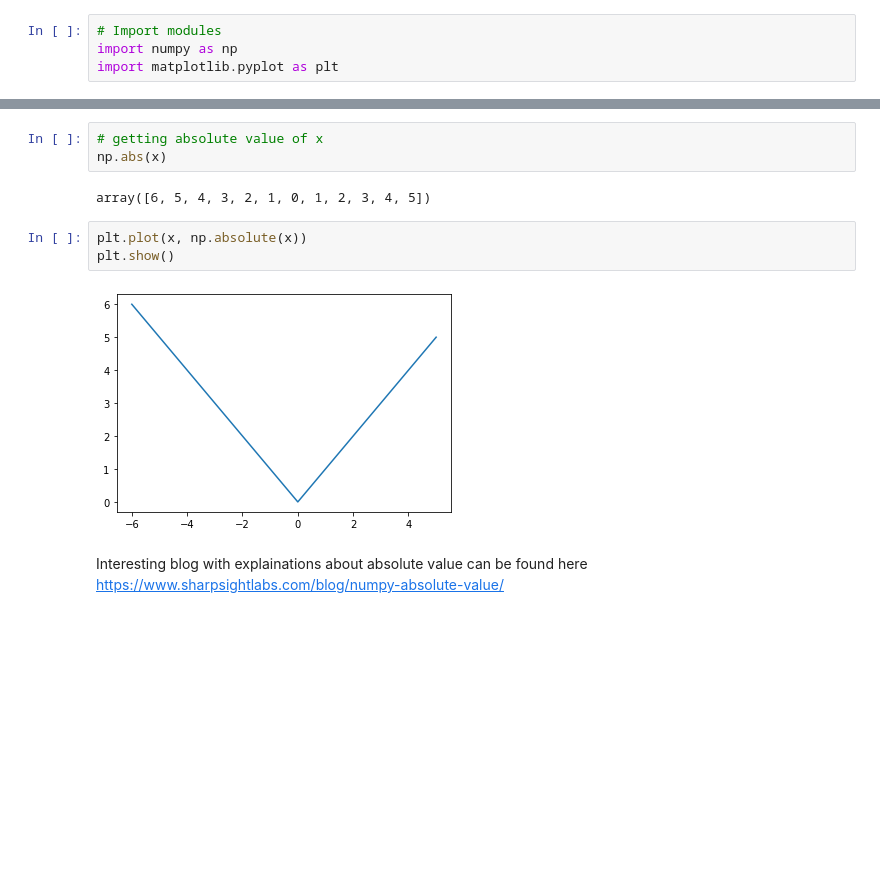
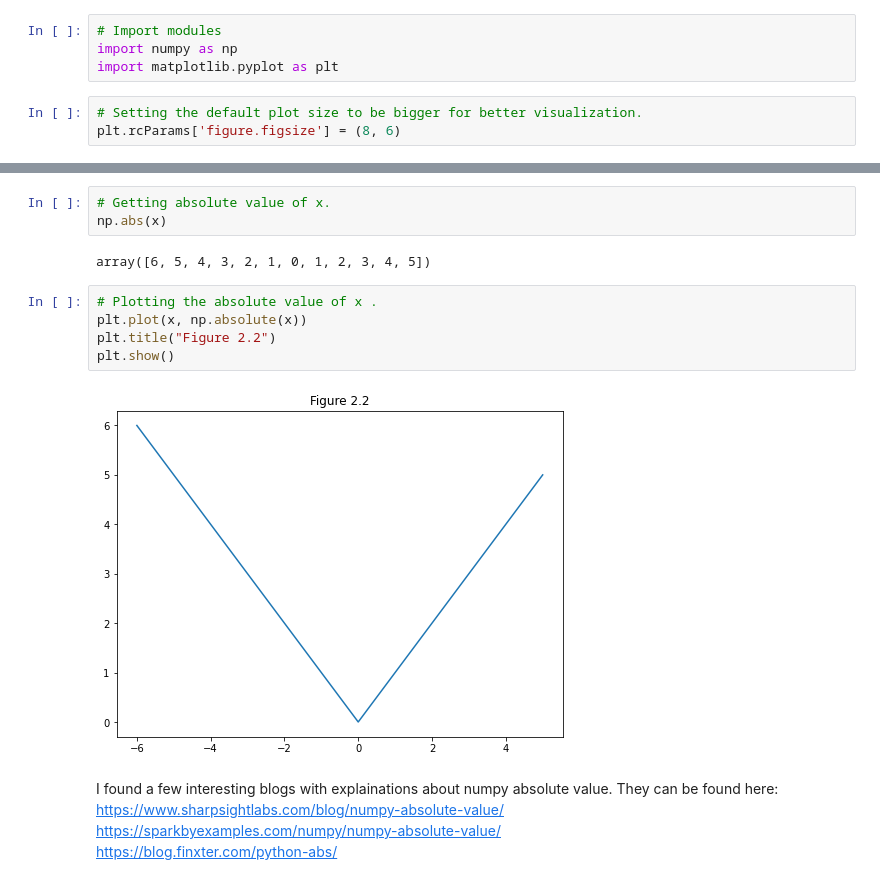
Before and after one commit to SarahMcN25/machine_stastics_assessment, a Jupyter notebook: practicals/02-models-exercises.ipynb, the cells around one changed output, grey strips where cells are left out. Drawn from its saved outputs; the diff is of its cells as text; blank space fills up the shorter version.

Commit message:
Completed task 2.1 with explainations

```diff
--- a/practicals/02-models-exercises.ipynb
+++ b/practicals/02-models-exercises.ipynb
@@ -18,4 +18,7 @@ The following code was adapted from https://numpy.org/doc/stable/reference/gener
 # Import modules
 import numpy as np
 import matplotlib.pyplot as plt
+# %%
+# Setting the default plot size to be bigger for better visualization.
+plt.rcParams['figure.figsize'] = (8, 6)
 # %%
@@ -35,13 +46,21 @@ array([-6, -5, -4, -3, -2, -1,  0,  1,  2,  3,  4,  5])
 # %%
-# getting absolute value of x
+# Getting absolute value of x.
 np.abs(x)
 # %% [output]
 array([6, 5, 4, 3, 2, 1, 0, 1, 2, 3, 4, 5])
 # %%
+# Plotting the absolute value of x .
 plt.plot(x, np.absolute(x))
+plt.title("Figure 2.2")
 plt.show()
 # %% [output]
-[figure, old version]
+[figure, new version]
 # %% [markdown]
-Interesting blog with explainations about absolute value can be found here https://www.sharpsightlabs.com/blog/numpy-absolute-value/
+I found a few interesting blogs with explainations about numpy absolute value. They can be found here:
+<br>
+https://www.sharpsightlabs.com/blog/numpy-absolute-value/
+<br>
+https://sparkbyexamples.com/numpy/numpy-absolute-value/
+<br>
+https://blog.finxter.com/python-abs/
 # %% [markdown]
```
Also changed, not shown: parts of 8 cells of this notebook, 3 other files.
